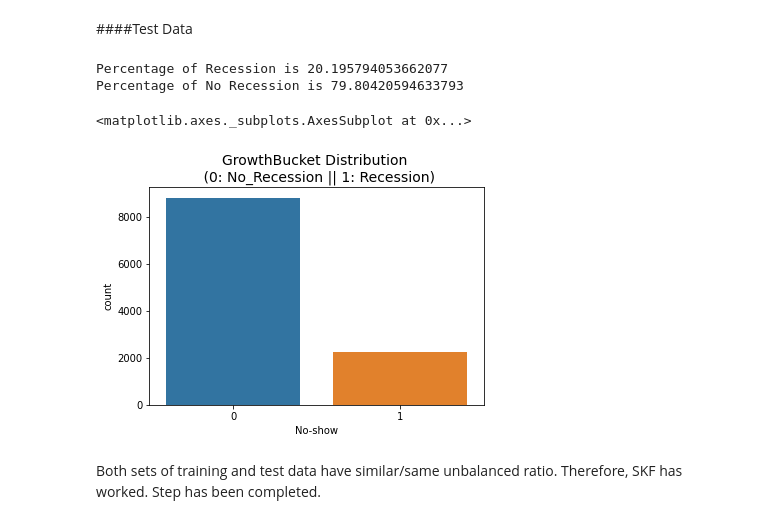
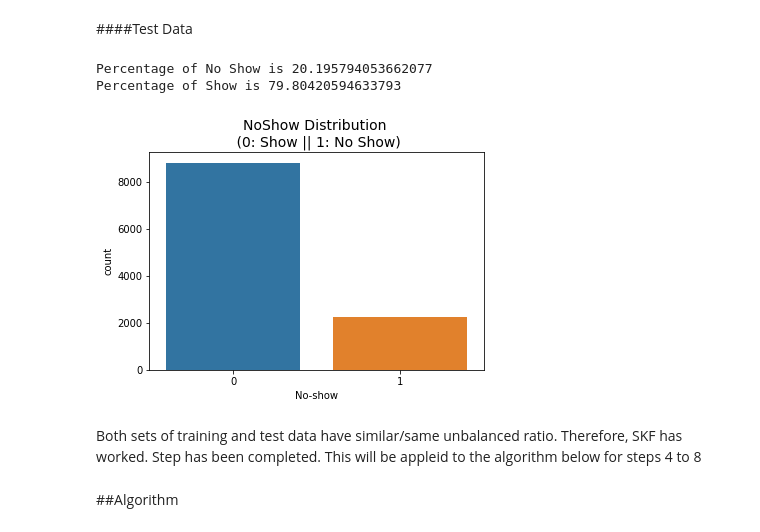
Before and after one commit to thiviyan98/ThiviyanNanthakumarCE888, a Jupyter notebook: Assignment_2/Ass2Data2.ipynb, the cells around one changed output. Saved outputs shown, nothing was run; the diff lists cells and outputs as text; code cells hidden in the pictures.

```diff
--- a/Assignment_2/Ass2Data2.ipynb
+++ b/Assignment_2/Ass2Data2.ipynb
@@ -155,4 +164,9 @@ Preprocessing is not necessary for this dataset
 ###Bar Graph for distribution
 # %% [markdown]
 The distributions shows how skewed these features are.
+# %%
+#Function to plot bar chart
+def barchart(title,label,data):
+  plt.title(title,fontsize=14)
+  sns.countplot(label,data=data)
 # %%
@@ -373,21 +387,21 @@ Percentage of No Recession is 79.8076438894204
 # %% [markdown]
 ####Test Data
 # %%
-recession= len(ytest[ytest==1])
-no_recession=len(ytest[ytest==0])
+noshow= len(ytest[ytest==1])
+show=len(ytest[ytest==0])
 
-percentofrecession= recession/(recession+no_recession)
-percentofnorecession= no_recession/(recession+no_recession)
+percentofnoshow= noshow/(noshow+show)
+percentofshow= show/(noshow+show)
 
-print("Percentage of Recession is", percentofrecession*100)
-print("Percentage of No Recession is", percentofnorecession*100)
+print("Percentage of No Show is", percentofnoshow*100)
+print("Percentage of Show is", percentofshow*100)
 
-plt.title('GrowthBucket Distribution \n (0: No_Recession || 1: Recession)', fontsize=14)
-sns.countplot(ytest,data=df)
+barchart('NoShow Distribution \n (0: Show || 1: No Show)',ytest,data=xtest)
 # %% [output]
-Percentage of Recession is 20.195794053662077
-Percentage of No Recession is 79.80420594633793
+Percentage of No Show is 20.195794053662077
+Percentage of Show is 79.80420594633793
-<matplotlib.axes._subplots.AxesSubplot at 0x...>
-[figure, old version]
+[figure, new version]
 # %% [markdown]
-Both sets of training and test data have similar/same unbalanced ratio. Therefore, SKF has worked. Step has been completed.
+Both sets of training and test data have similar/same unbalanced ratio. Therefore, SKF has worked. Step has been completed. This will be appleid to the algorithm below for steps 4 to 8
+# %% [markdown]
+##Algorithm
```
Also changed, not shown: parts of 32 cells of this notebook.
